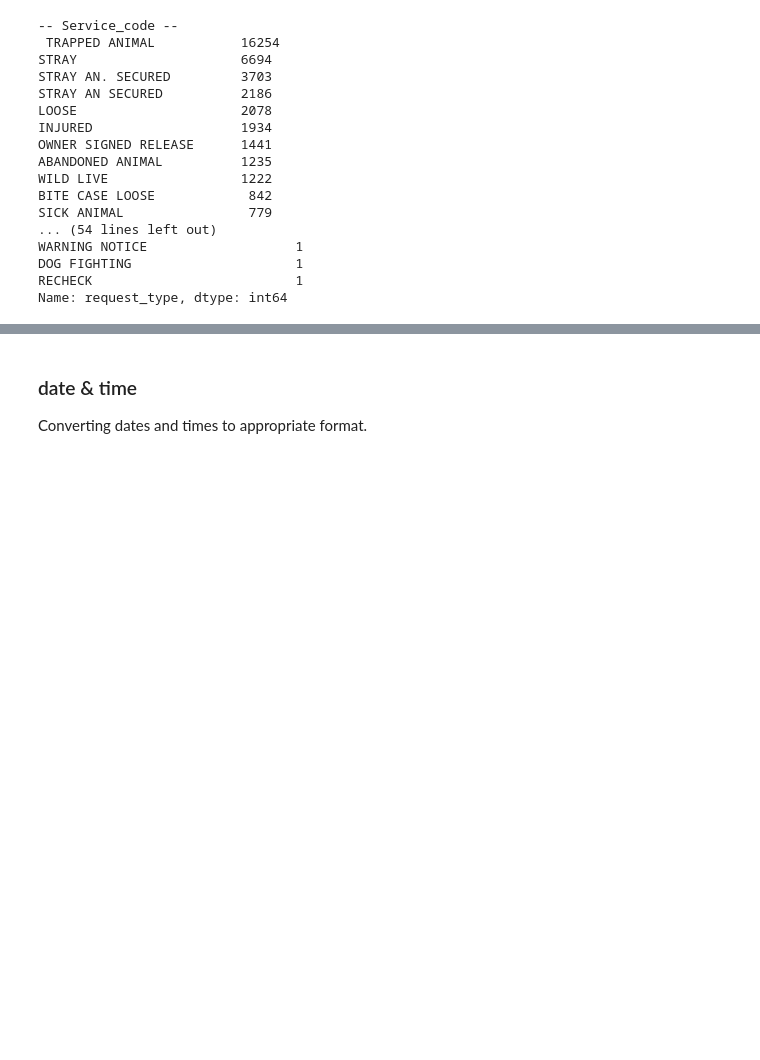
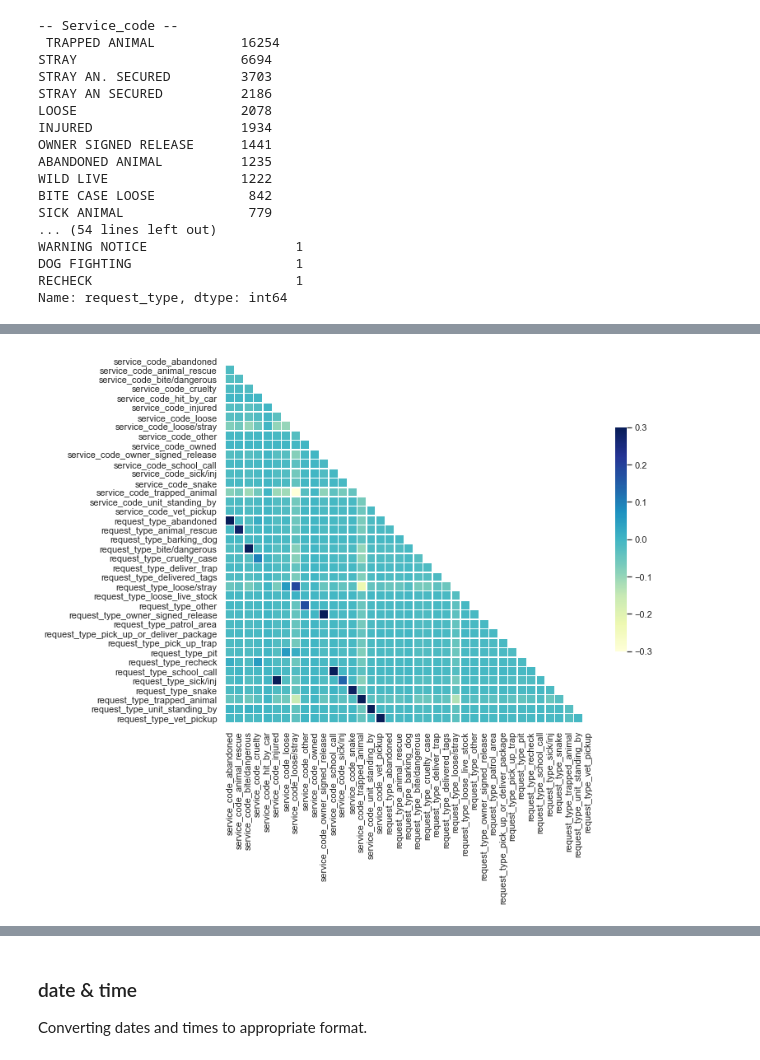
Before and after one commit to janellejolliff/ACRC-Classification, a Jupyter notebook: capstone.ipynb, the cells around one changed output, grey strips where cells are left out. Cells and saved outputs as stored; diff of their text form; code cells hidden in the pictures; blank space fills up the shorter version.

```diff
--- a/capstone.ipynb
+++ b/capstone.ipynb
@@ -730,3 +729,40 @@ sns.countplot(y='request_type', data=df, color='green', alpha=.3);
+# %%
+for word in ('dog_fighting', 'dangerous', 'bite_case'):
+    df['service_code'] = df['service_code'].replace(word, 'bite/dangerous')
+    df['request_type'] = df['request_type'].replace(word, 'bite/dangerous')
+
+for word in ('issue_summons', 'in_home_signed', 'warning_notice', 'special_case', 'deliver_tags', 'trap'):
+    df['service_code'] = df['service_code'].replace(word, 'other')
+    df['request_type'] = df['request_type'].replace(word, 'other')
+
+for word in ('loose_animal', 'loose_livestock', 'wild_life', 'stray', 'loose', 'loose_live_stock'):
+    df['service_code'] = df['service_code'].replace(word, 'loose/stray')
+    df['request_type'] = df['request_type'].replace(word, 'loose/stray')
+
+for word in ('injured_animal', 'vet_transfer', 'sick_animal', 'injured', 'vet_pickup', 'hit_by_car'):
+    df['service_code'] = df['service_code'].replace(word, 'sick/inj')
+    df['request_type'] = df['request_type'].replace(word, 'sick/inj')
+
+for word in ('cruelty', 'cruelty_case', 'abandoned', 'animal_rescue'):
+    df['service_code'] = df['service_code'].replace(word, 'bite/dangerous')
+    df['request_type'] = df['request_type'].replace(word, 'bite/dangerous')
+
+for word in ('owned', 'owner_signed_release'):
+    df['service_code'] = df['service_code'].replace(word, 'owned')
+    df['request_type'] = df['request_type'].replace(word, 'owned')
+
+for word in ('patrol_area', 'recheck', 'unit_standing_by'):
+    df['service_code'] = df['service_code'].replace(word, 'patrol')
+    df['request_type'] = df['request_type'].replace(word, 'patrol')
+# %%
+for word in ('dog_fighting', 'dangerous', 'bite_case'):
+    df['service_code'] = df['service_code'].replace(word, 'bite/dangerous')
+    df['request_type'] = df['request_type'].replace(word, 'bite/dangerous')
+# %%
+sr_df = df[['service_code', 'request_type']]
+corr_plot(sr_df)
+# %% [output]
+[figure, added]
 # %%
 # creating column that fills in missing values from service code using existing values from request type
 df['service_type']=df['service_code'].mask(pd.isnull, df['request_type'])
```
Also changed, not shown: parts of 91 cells of this notebook, 3 other files.
